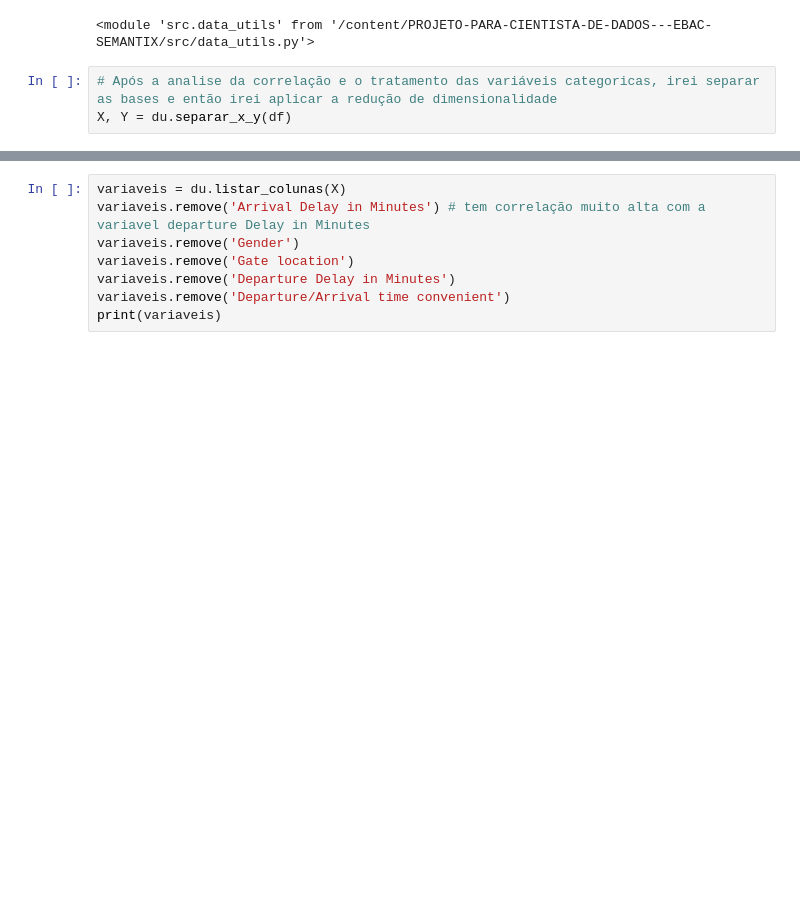
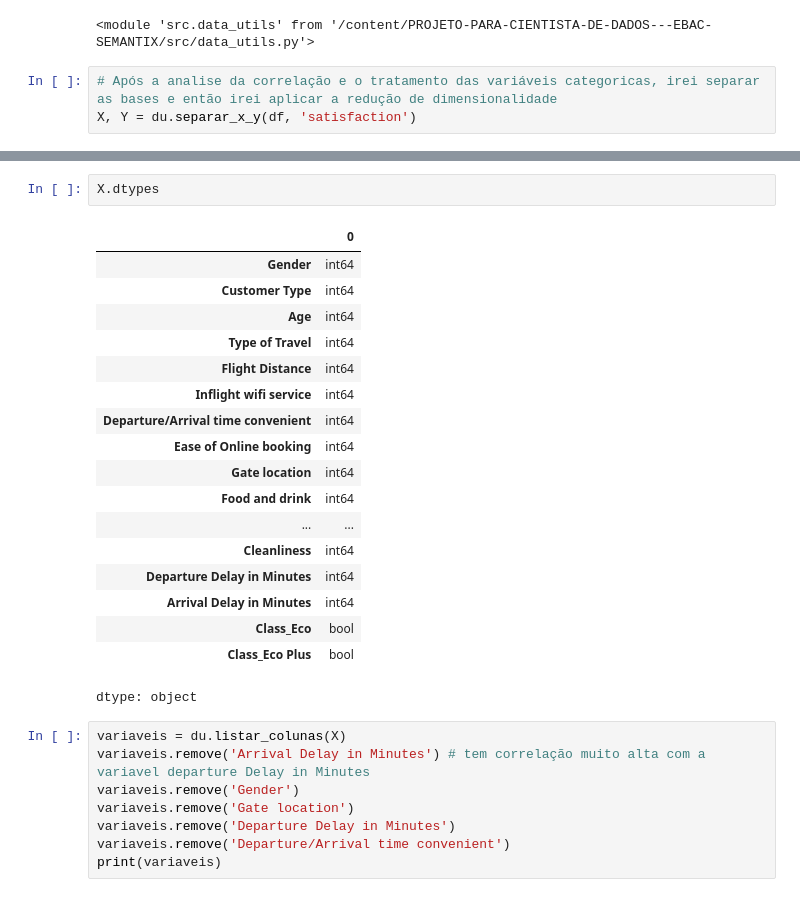
Before and after one commit to SantosBruna/PROJETO-PARA-CIENTISTA-DE-DADOS---EBAC-SEMANTIX, a Jupyter notebook: EBAC_Projeto_Semantix.ipynb, the cells around one changed output, grey strips where cells are left out. Cells and saved outputs as stored; diff of their text form; blank space fills up the shorter version.

```diff
--- a/EBAC_Projeto_Semantix.ipynb
+++ b/EBAC_Projeto_Semantix.ipynb
@@ -931,4 +930,4 @@ reload(du)
 <module 'src.data_utils' from '/content/PROJETO-PARA-CIENTISTA-DE-DADOS---EBAC-SEMANTIX/src/data_utils.py'>
 # %%
 # Após a analise da correlação e o tratamento das variáveis categoricas, irei separar as bases e então irei aplicar a redução de dimensionalidade
-X, Y = du.separar_x_y(df)
+X, Y = du.separar_x_y(df, 'satisfaction')
@@ -935,3 +951,24 @@ X, Y = du.separar_x_y(df)
+# %%
+X.dtypes
+# %% [output]
+|  | 0 |
+| Gender | int64 |
+| Customer Type | int64 |
+| Age | int64 |
+| Type of Travel | int64 |
+| Flight Distance | int64 |
+| Inflight wifi service | int64 |
+| Departure/Arrival time convenient | int64 |
+| Ease of Online booking | int64 |
+| Gate location | int64 |
+| Food and drink | int64 |
+| ... | ... |
+| Cleanliness | int64 |
+| Departure Delay in Minutes | int64 |
+| Arrival Delay in Minutes | int64 |
+| Class_Eco | bool |
+| Class_Eco Plus | bool |
+dtype: object
 # %%
 variaveis = du.listar_colunas(X)
 variaveis.remove('Arrival Delay in Minutes') # tem correlação muito alta com a variavel departure Delay in Minutes
```
Also changed, not shown: parts of 43 cells of this notebook.
